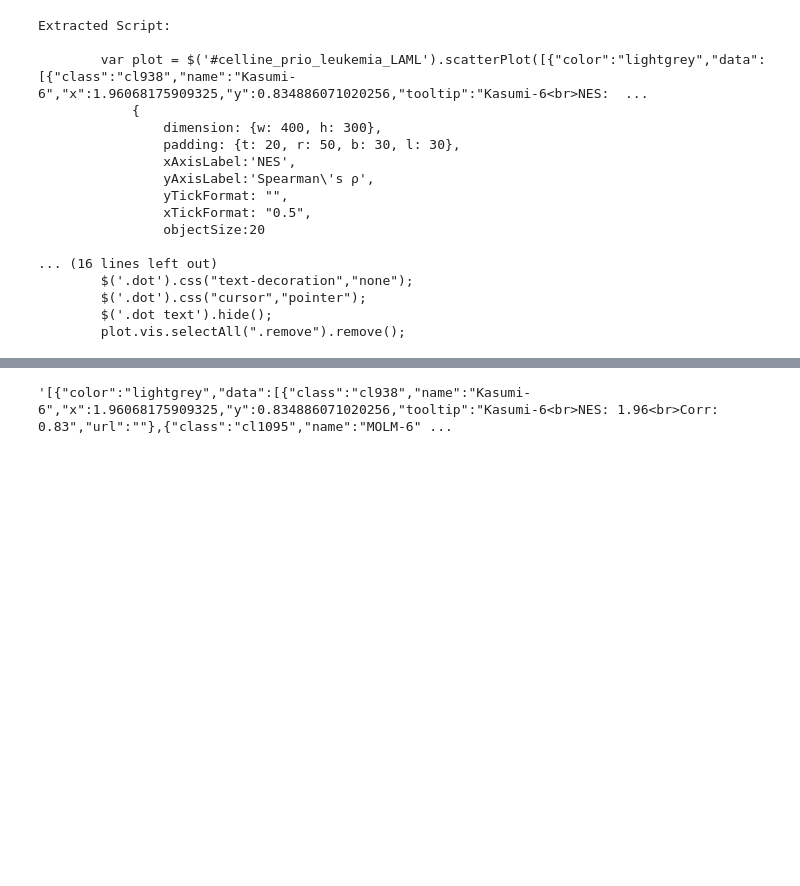
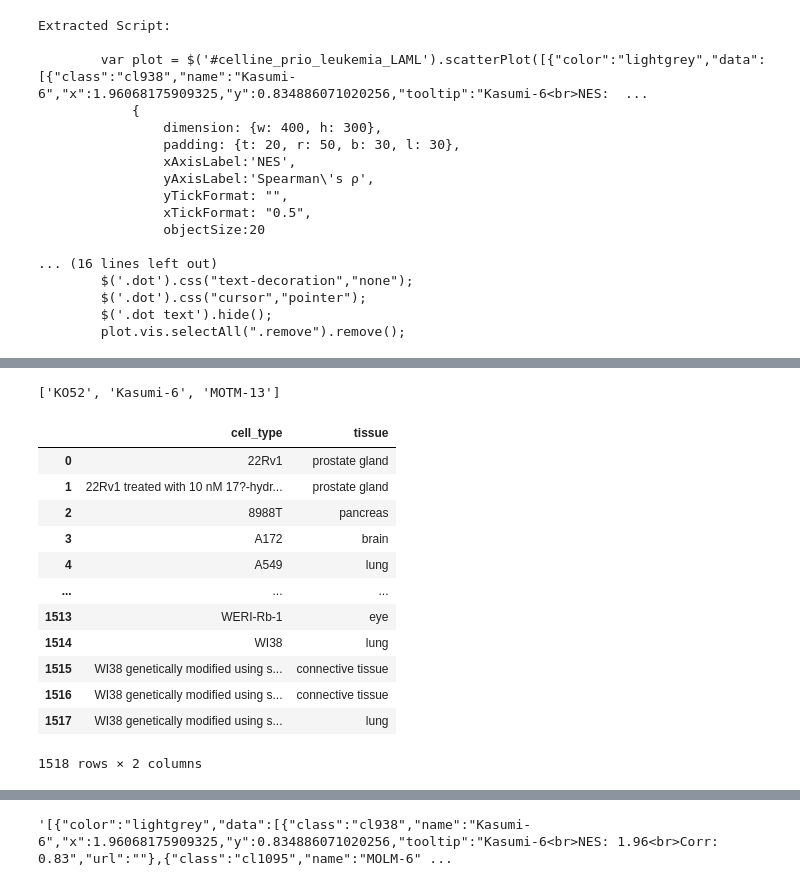
Before and after one commit to surya-vishnubhatt/sample-scraper, a Jupyter notebook: scraper.ipynb, the cells around one changed output, grey strips where cells are left out. Saved outputs shown, nothing was run; the diff lists cells and outputs as text; code cells hidden in the pictures; blank space fills up the shorter version.

```diff
--- a/scraper.ipynb
+++ b/scraper.ipynb
@@ -156,0 +148,20 @@ parsed_js
+# %%
+cell_lines
+# %% [output]
+['KO52', 'Kasumi-6', 'MOTM-13']
+# %%
+samples
+# %% [output]
+|  | cell_type | tissue |
+| 0 | 22Rv1 | prostate gland |
+| 1 | 22Rv1 treated with 10 nM 17?-hydr... | prostate gland |
+| 2 | 8988T | pancreas |
+| 3 | A172 | brain |
+| 4 | A549 | lung |
+| ... | ... | ... |
+| 1513 | WERI-Rb-1 | eye |
+| 1514 | WI38 | lung |
+| 1515 | WI38 genetically modified using s... | connective tissue |
+| 1516 | WI38 genetically modified using s... | connective tissue |
+| 1517 | WI38 genetically modified using s... | lung |
+1518 rows × 2 columns
```
Also changed, not shown: parts of 13 cells of this notebook, 2 other files.
